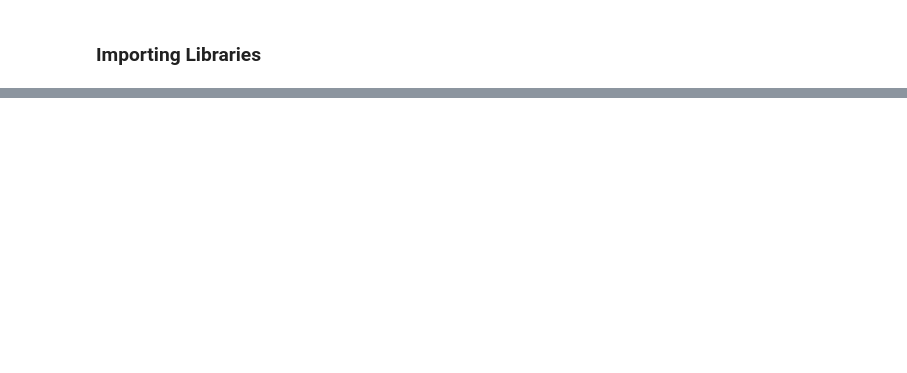
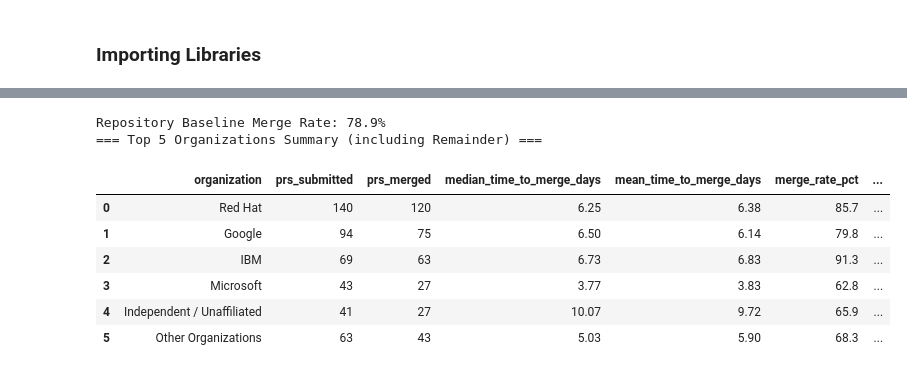
Before and after one commit to chaoss/wg-data-science, a Jupyter notebook: collectoss-analysis/8knot/company_pr_activity.ipynb, the cells around one changed output, grey strips where cells are left out. Saved outputs shown, nothing was run; the diff lists cells and outputs as text; code cells hidden in the pictures; blank space fills up the shorter version.

```diff
--- a/collectoss-analysis/8knot/company_pr_activity.ipynb
+++ b/collectoss-analysis/8knot/company_pr_activity.ipynb
@@ -414,0 +273,18 @@ fig_box.show()
+# %%
+# ==============================================================================
+# CONFIGURABLE VISUALIZATION PARAMETERS & FILTERS
+# ==============================================================================
+TOP_N = 5                         # Top contributing organizations to display (default: 5)
+INCLUDE_UNAFFILIATED = True       # Include 'Independent / Unaffiliated' in rankings
+FILTER_START_DATE = None          # Optional: e.g. "2023-01-01" or None
+FILTER_END_DATE = None            # Optional: e.g. "2024-12-31" or None
+MIN_PR_THRESHOLD = 5              # Minimum submitted PRs for an org to qualify
+
+# Apply date range filtering if specified
+filtered_df = df.copy()
+if FILTER_START_DATE is not None:
+    filtered_df = filtered_df[filtered_df["created_at"] >= pd.to_datetime(FILTER_START_DATE, utc=True)]
+if FILTER_END_DATE is not None:
+    filtered_df = filtered_df[filtered_df["created_at"] <= pd.to_datetime(FILTER_END_DATE, utc=True)]
+
+print(f"Active records after date filtering: {len(filtered_df)}")
@@ -414,0 +426,59 @@ fig_box.show()
+# %%
+total_repo_submitted = len(filtered_df)
+total_repo_merged = filtered_df["is_merged"].sum()
+repo_avg_merge_rate = np.round((total_repo_merged / total_repo_submitted) * 100, 1)
+
+# Group by organization
+org_summary = filtered_df.groupby("organization").agg(
+    prs_submitted=("pull_request_id", "count"),
+    prs_merged=("is_merged", "sum"),
+    median_time_to_merge_days=("merge_duration_days", lambda x: np.round(np.nanmedian(x), 2)),
+    mean_time_to_merge_days=("merge_duration_days", lambda x: np.round(np.nanmean(x), 2))
+).reset_index()
+
+# Filter by minimum threshold
+org_summary = org_summary[org_summary["prs_submitted"] >= MIN_PR_THRESHOLD]
+
+if not INCLUDE_UNAFFILIATED:
+    org_summary = org_summary[org_summary["organization"] != "Independent / Unaffiliated"]
+
+# Compute rates and market shares
+org_summary["merge_rate_pct"] = np.round((org_summary["prs_merged"] / org_summary["prs_submitted"]) * 100, 1)
+org_summary["share_of_submissions_pct"] = np.round((org_summary["prs_submitted"] / total_repo_submitted) * 100, 1)
+org_summary["share_of_merges_pct"] = np.round((org_summary["prs_merged"] / total_repo_merged) * 100, 1)
+
+# Sort by submissions descending
+org_summary = org_summary.sort_values(by="prs_submitted", ascending=False).reset_index(drop=True)
+
+# Partition into Top N and Remainder
+top_orgs = org_summary.head(TOP_N).copy()
+remainder = org_summary.iloc[TOP_N:]
+
+if not remainder.empty:
+    rem_row = pd.DataFrame([{
+        "organization": "Other Organizations",
+        "prs_submitted": remainder["prs_submitted"].sum(),
+        "prs_merged": remainder["prs_merged"].sum(),
+        "median_time_to_merge_days": np.round(remainder["median_time_to_merge_days"].median(), 2),
+        "mean_time_to_merge_days": np.round(remainder["mean_time_to_merge_days"].mean(), 2),
+        "merge_rate_pct": np.round((remainder["prs_merged"].sum() / remainder["prs_submitted"].sum()) * 100, 1),
+        "share_of_submissions_pct": np.round((remainder["prs_submitted"].sum() / total_repo_submitted) * 100, 1),
+        "share_of_merges_pct": np.round((remainder["prs_merged"].sum() / total_repo_merged) * 100, 1)
+    }])
+    summary_with_other = pd.concat([top_orgs, rem_row], ignore_index=True)
+else:
+    summary_with_other = top_orgs.copy()
+
+print(f"Repository Baseline Merge Rate: {repo_avg_merge_rate}%")
+print(f"=== Top {TOP_N} Organizations Summary (including Remainder) ===")
+summary_with_other
+# %% [output]
+Repository Baseline Merge Rate: 78.9%
+=== Top 5 Organizations Summary (including Remainder) ===
+|  | organization | prs_submitted | prs_merged | median_time_to_merge_days | mean_time_to_merge_days | merge_rate_pct | ... |
+| 0 | Red Hat | 140 | 120 | 6.25 | 6.38 | 85.7 | ... |
+| 1 | Google | 94 | 75 | 6.50 | 6.14 | 79.8 | ... |
+| 2 | IBM | 69 | 63 | 6.73 | 6.83 | 91.3 | ... |
+| 3 | Microsoft | 43 | 27 | 3.77 | 3.83 | 62.8 | ... |
+| 4 | Independent / Unaffiliated | 41 | 27 | 10.07 | 9.72 | 65.9 | ... |
+| 5 | Other Organizations | 63 | 43 | 5.03 | 5.90 | 68.3 | ... |
```
Also changed, not shown: parts of 52 cells of this notebook, 1 other file.
